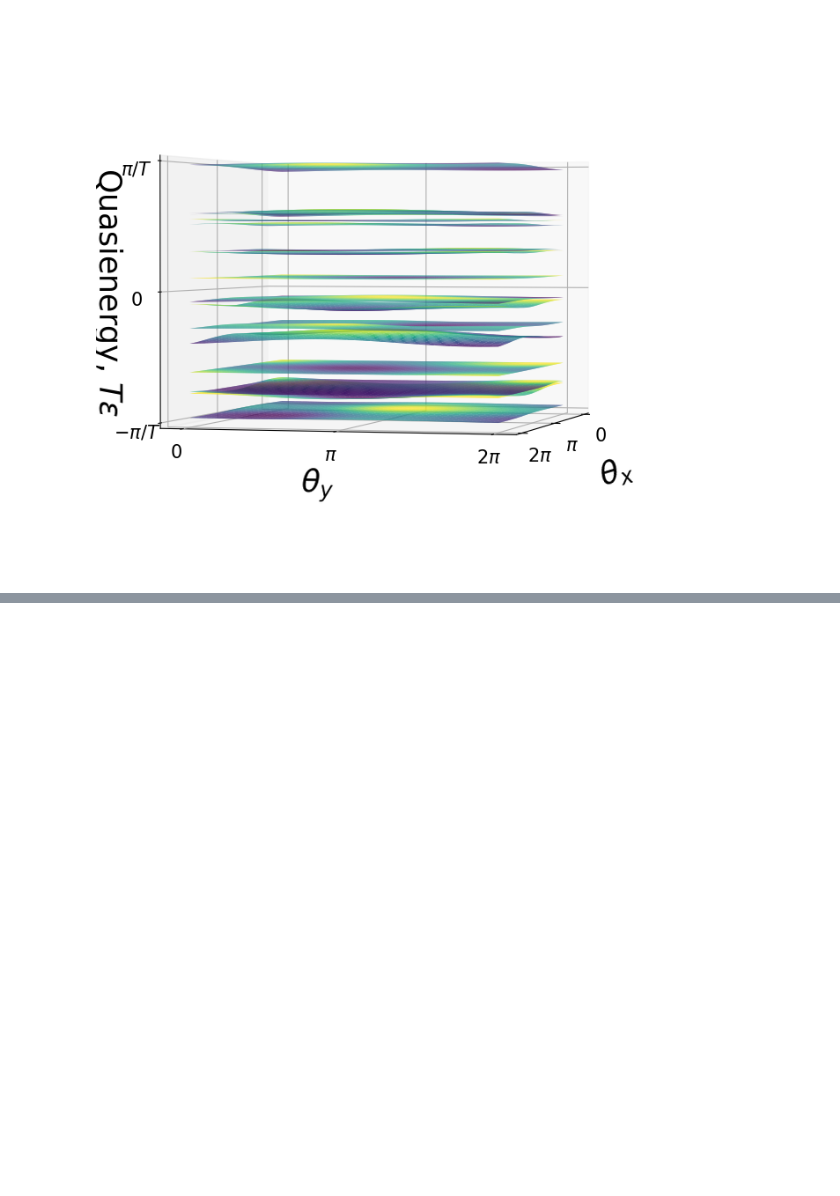
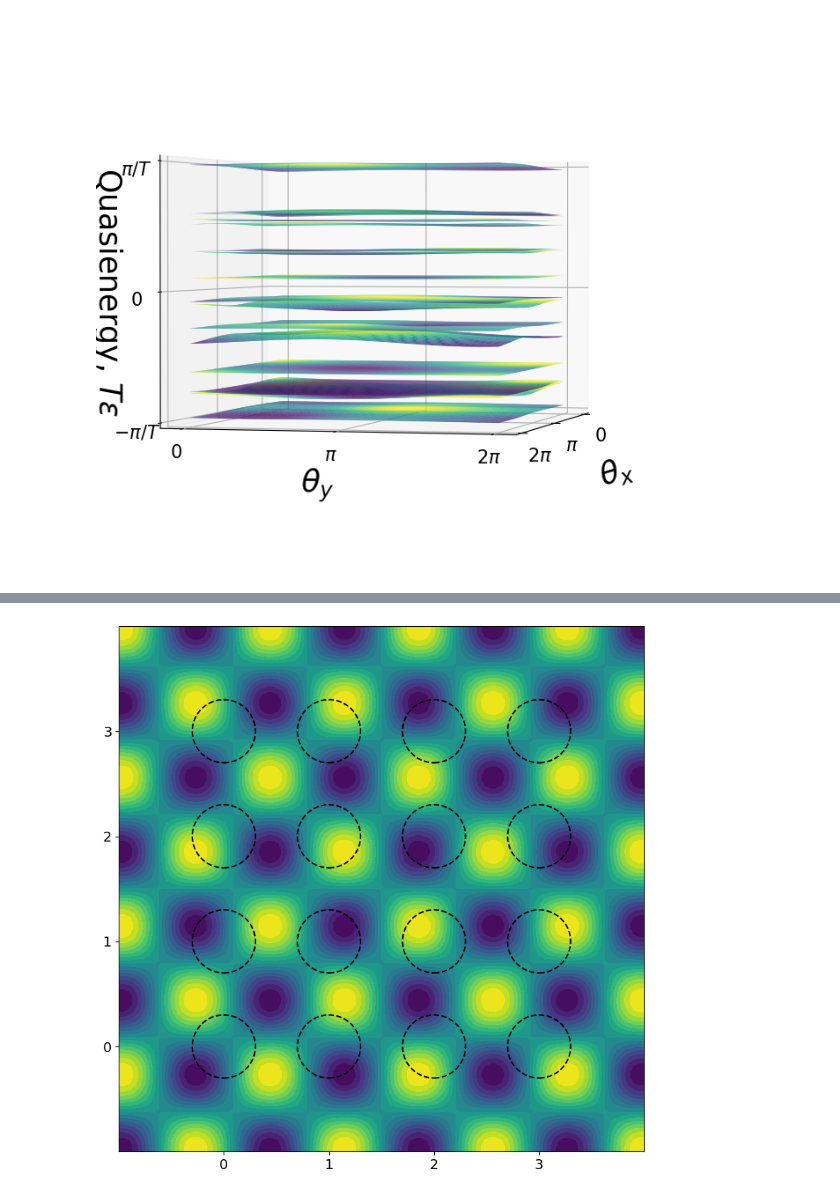
Before and after one commit to NGC2237-Clark/Topo_Loco_QCs, a Jupyter notebook: Floquet/AFAI_GPU_debugertbc.ipynb, the cells around one changed output, grey strips where cells are left out. Drawn from its saved outputs; the diff is of its cells as text; code cells hidden in the pictures; blank space fills up the shorter version.

```diff
--- a/Floquet/AFAI_GPU_debugertbc.ipynb
+++ b/Floquet/AFAI_GPU_debugertbc.ipynb
@@ -295,0 +300,4 @@ phi1 is 0 phi2 is 0
+# %%
+model_afai2.visualise_quasiperiodic(phi1_ex=np.pi, phi2_ex=0)
+# %% [output]
+[figure, added]
```
Also changed, not shown: parts of 3 cells of this notebook, 1 other file.
